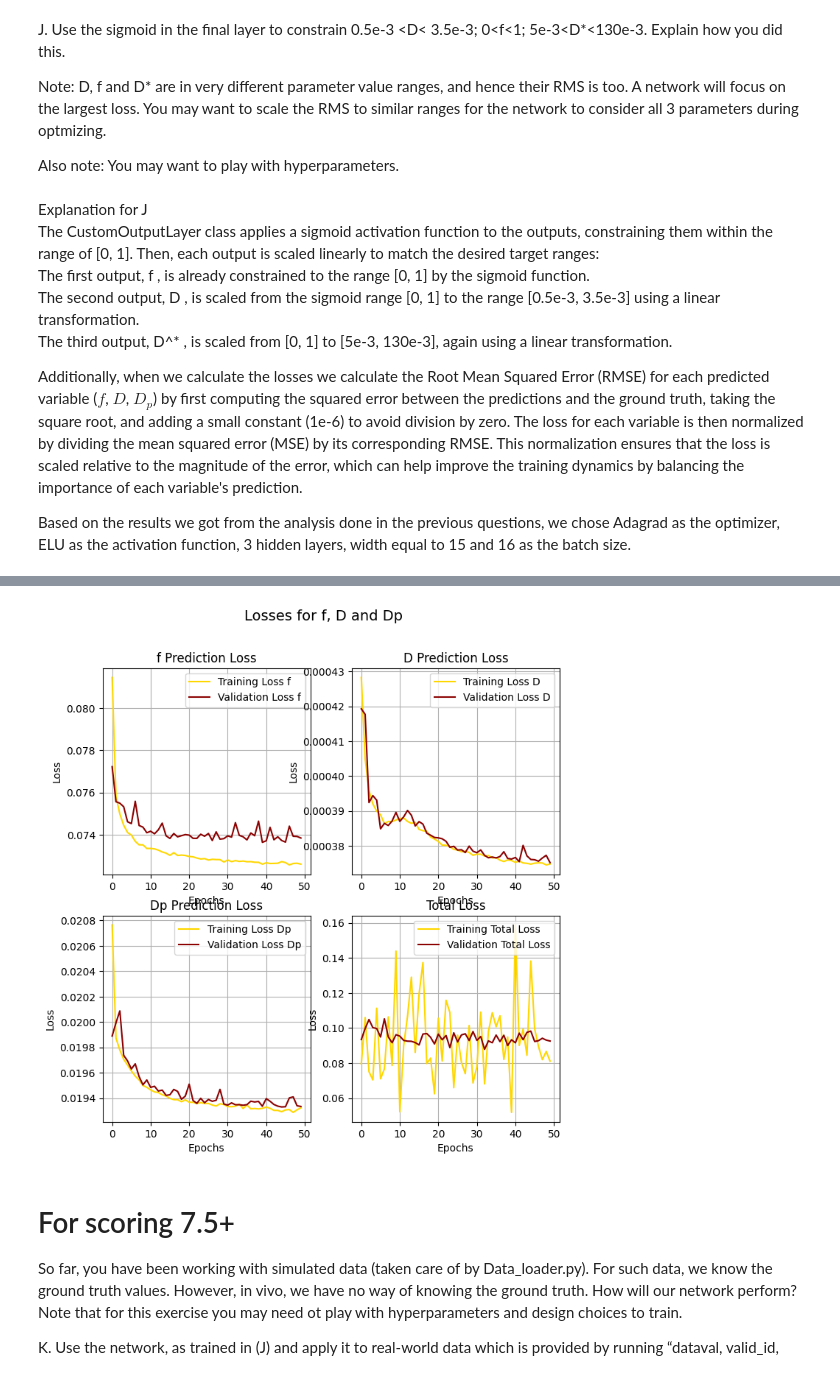
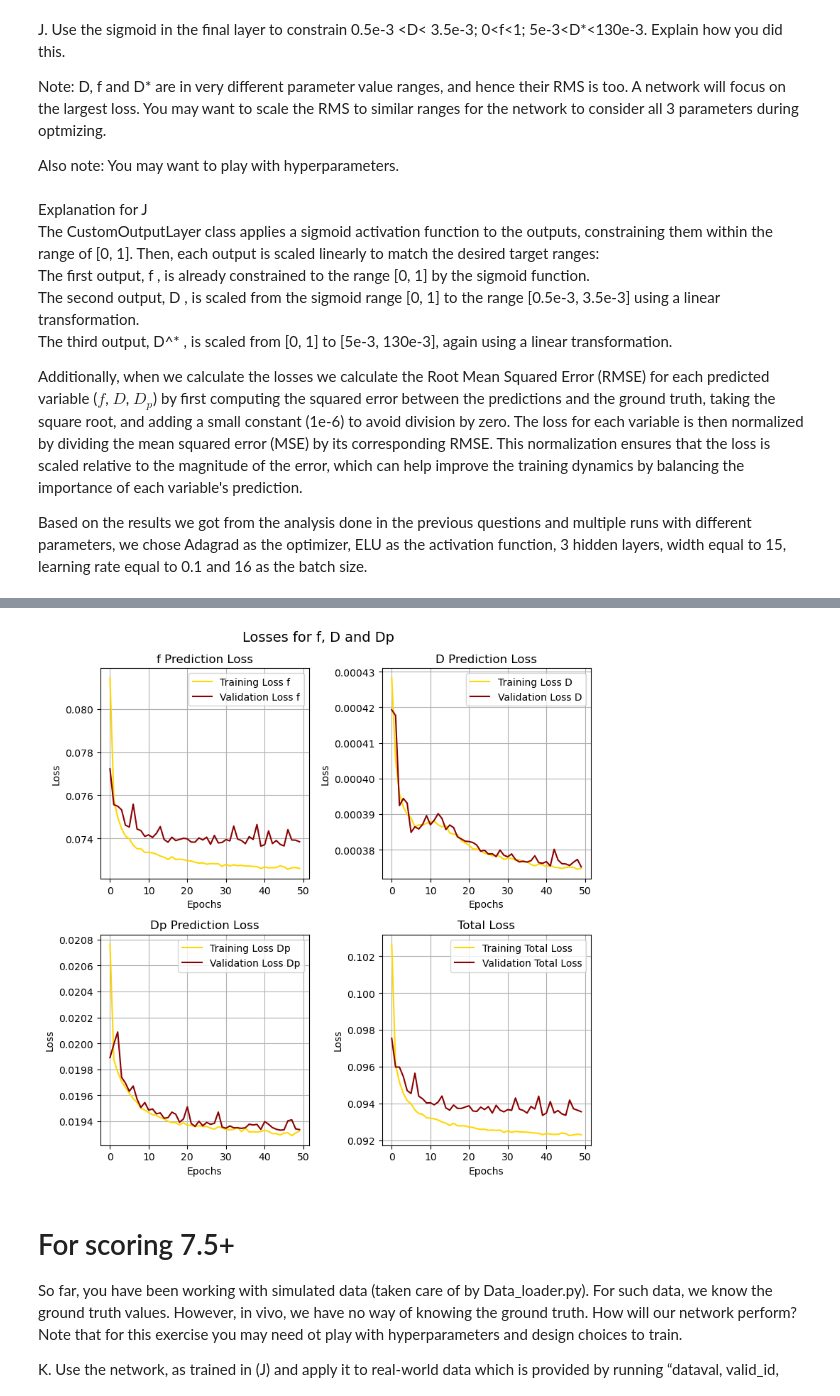
Before and after one commit to zoeazra/AI4MedicalImaging, a Jupyter notebook: Assignment 1/exercise_1.ipynb, the cells around one changed output, grey strips where cells are left out. Saved outputs shown, nothing was run; the diff lists cells and outputs as text; code cells hidden in the pictures.

Commit message:
changed code for L, added comments for K,L and did a plot for the losses to compare supervised and unsupervised learning(not sure about their correctness)

```diff
--- a/Assignment 1/exercise_1.ipynb
+++ b/Assignment 1/exercise_1.ipynb
@@ -1201,7 +1200,7 @@ The third output,  D^* , is scaled from [0, 1] to [5e-3, 130e-3], again using a
 
 Additionally, when we calculate the losses we calculate the Root Mean Squared Error (RMSE) for each predicted variable ($f$, $D$, $D_p$) by first computing the squared error between the predictions and the ground truth, taking the square root, and adding a small constant (1e-6) to avoid division by zero. The loss for each variable is then normalized by dividing the mean squared error (MSE) by its corresponding RMSE. This normalization ensures that the loss is scaled relative to the magnitude of the error, which can help improve the training dynamics by balancing the importance of each variable's prediction.
 
-Based on the results we got from the analysis done in the previous questions, we chose Adagrad as the optimizer, ELU as the activation function, 3 hidden layers, width equal to 15 and 16 as the batch size.
+Based on the results we got from the analysis done in the previous questions and multiple runs with different parameters, we chose Adagrad as the optimizer, ELU as the activation function, 3 hidden layers, width equal to 15, learning rate equal to 0.1 and 16 as the batch size.
 # %%
 #function that trains the model and logs the results, including the loss and the error metrics
 def train_val_network_mult_j(model, trainloader, inferloader, testloader, loss_module, device, optimizer, epochs=200):
@@ -1290,7 +1289,11 @@ def train_val_network_mult_j(model, trainloader, inferloader, testloader, loss_m
         train_SD_errors_D.append(SD_train_D)
         train_sys_errors_Dp.append(sys_train_Dp)
         train_SD_errors_Dp.append(SD_train_Dp)
-        train_total_loss.append(total_loss.item())
+
+        avg_train_total_loss = train_loss_f / len(trainloader) + train_loss_D / len(trainloader) + train_loss_Dp / len(trainloader)
+        train_total_loss.append(avg_train_total_loss)
+
+
 
         # set model to evaluation mode
         model.eval()
@@ -1322,7 +1325,6 @@ def train_val_network_mult_j(model, trainloader, inferloader, testloader, loss_m
             loss_Dp = loss_module(Dp_pred, Dp_true) / RMSE_Dp
 
             total_loss = loss_f + loss_D + loss_Dp
-            total_loss.backward()
 
             val_loss_f += loss_f.item()
             val_loss_D += loss_D.item()
@@ -1361,7 +1363,8 @@ def train_val_network_mult_j(model, trainloader, inferloader, testloader, loss_m
         val_losses_f.append(val_loss_f / len(inferloader))
         val_losses_D.append(val_loss_D / len(inferloader))
         val_losses_Dp.append(val_loss_Dp / len(inferloader))
-        val_total_loss.append(total_loss.item())
+        avg_val_total_loss = val_loss_f / len(inferloader) + val_loss_D / len(inferloader) + val_loss_Dp / len(inferloader)
+        val_total_loss.append(avg_val_total_loss)
 
         # Log training and validation loss
         wandb.log({
@@ -1417,35 +1420,35 @@ axes[0, 0].legend()
 axes[0, 0].grid(True)
 axes[0, 0].set_title("f Prediction Loss")
 
 axes[0, 1].plot(range(len(train_losses_D)), train_losses_D, label="Training Loss D", color="gold")
 axes[0, 1].plot(range(len(val_losses_D)), val_losses_D, label="Validation Loss D", color="darkred")
 axes[0, 1].set_xlabel("Epochs")
 axes[0, 1].set_ylabel("Loss")
 axes[0, 1].legend()
 axes[0, 1].grid(True)
 axes[0, 1].set_title("D Prediction Loss")
 
 axes[1, 0].plot(range(len(train_losses_Dp)), train_losses_Dp, label="Training Loss Dp", color="gold")
 axes[1, 0].plot(range(len(val_losses_Dp)), val_losses_Dp, label="Validation Loss Dp", color="darkred")
 axes[1, 0].set_xlabel("Epochs")
 axes[1, 0].set_ylabel("Loss")
 axes[1, 0].legend()
 axes[1, 0].grid(True)
 axes[1, 0].set_title("Dp Prediction Loss")
 
 axes[1, 1].plot(range(len(train_total_loss)), train_total_loss, label="Training Total Loss", color="gold")
 axes[1, 1].plot(range(len(val_total_loss)), val_total_loss, label="Validation Total Loss", color="darkred")
 axes[1, 1].set_xlabel("Epochs")
 axes[1, 1].set_ylabel("Loss")
 axes[1, 1].legend()
 axes[1, 1].grid(True)
 axes[1, 1].set_title("Total Loss")
 
-
+plt.tight_layout()
 plt.show()
 # %% [output]
 [interactive output not drawn]
-[figure, old version]
+[figure, new version]
 # %% [markdown]
 # For scoring 7.5+
 So far, you have been working with simulated data (taken care of by Data_loader.py). For such data, we know the ground truth values. However, in vivo, we have no way of knowing the ground truth. How will our network perform? Note that for this exercise you may need ot play with hyperparameters and design choices to train.
```
Also changed, not shown: parts of 7 cells of this notebook, 2 other files.
